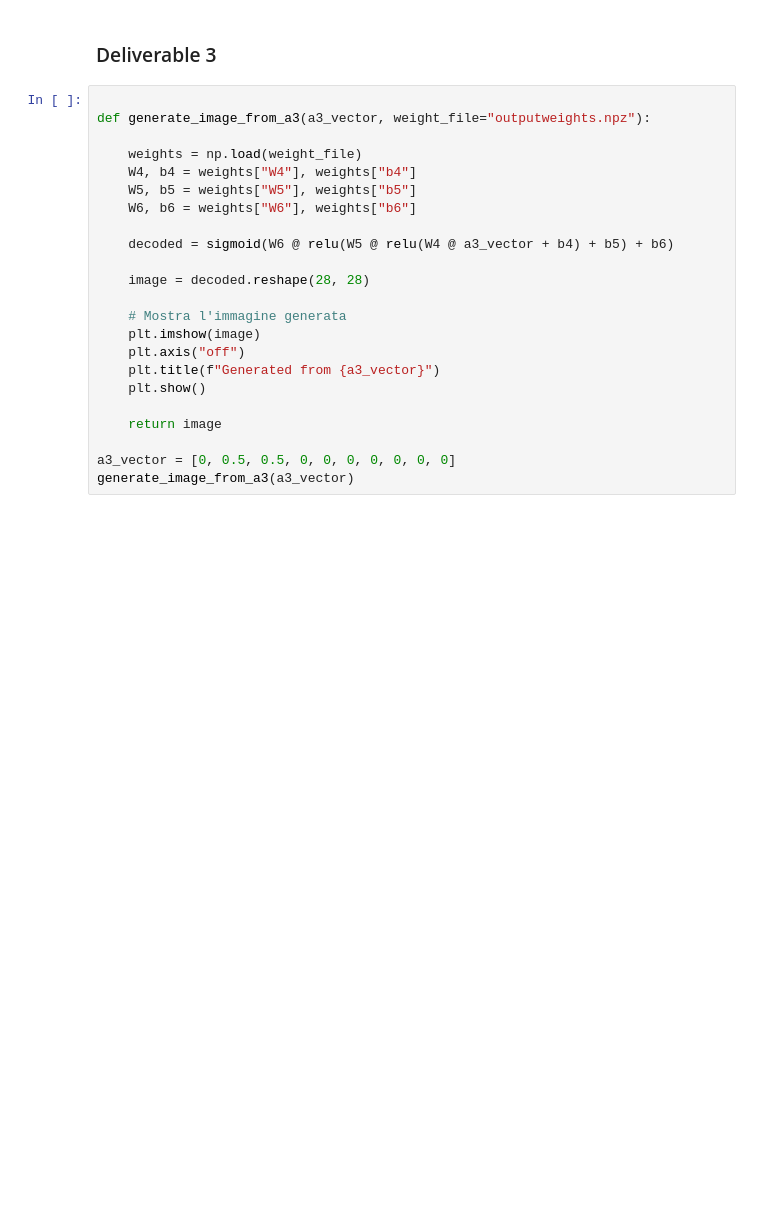
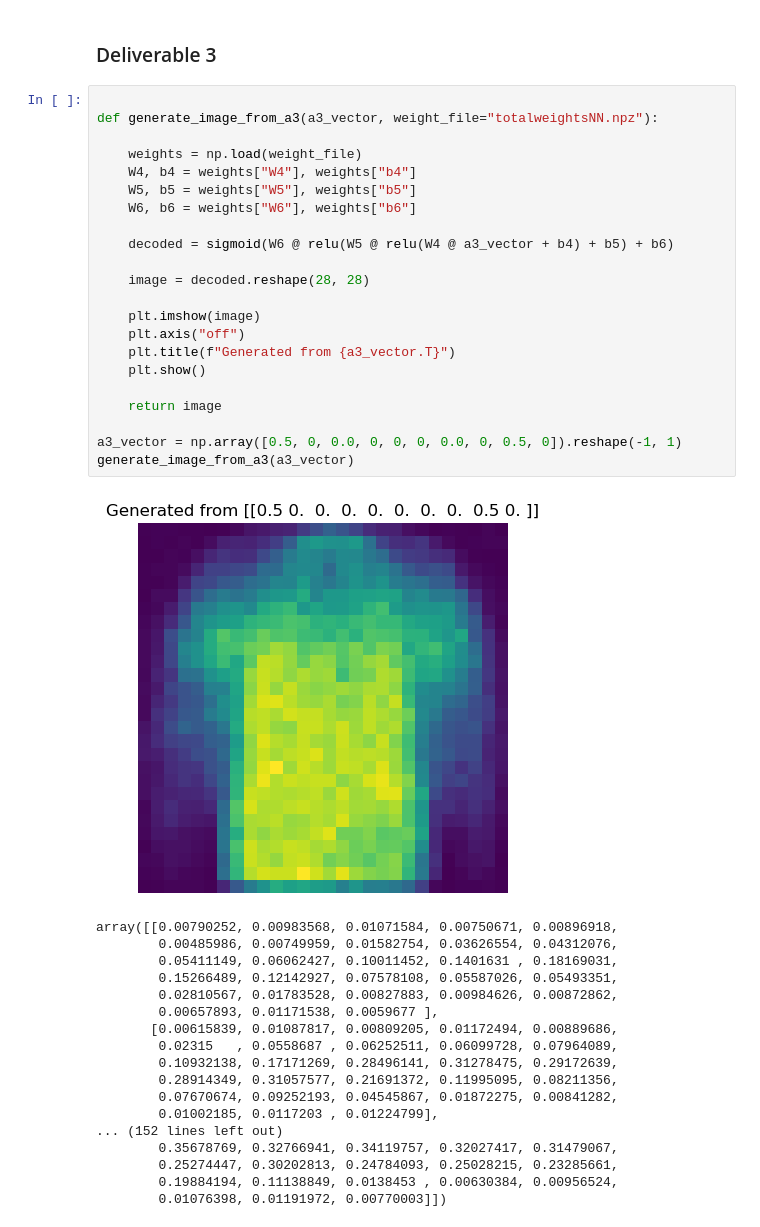
Before and after one commit to mard4/machine-learning, a Jupyter notebook: 5.NN/neural_network_part2_annarelli.ipynb, the cells around one changed output. Saved outputs shown, nothing was run; the diff lists cells and outputs as text; blank space fills up the shorter version.

```diff
--- a/5.NN/neural_network_part2_annarelli.ipynb
+++ b/5.NN/neural_network_part2_annarelli.ipynb
@@ -635,24 +629,42 @@ W1.shape
 ### Deliverable 3
 # %%
 
-def generate_image_from_a3(a3_vector, weight_file="outputweights.npz"):
+def generate_image_from_a3(a3_vector, weight_file="totalweightsNN.npz"):
 
     weights = np.load(weight_file)
     W4, b4 = weights["W4"], weights["b4"]
     W5, b5 = weights["W5"], weights["b5"]
     W6, b6 = weights["W6"], weights["b6"]
 
     decoded = sigmoid(W6 @ relu(W5 @ relu(W4 @ a3_vector + b4) + b5) + b6)
 
     image = decoded.reshape(28, 28)
 
-    # Mostra l'immagine generata
     plt.imshow(image)
     plt.axis("off")
-    plt.title(f"Generated from {a3_vector}")
+    plt.title(f"Generated from {a3_vector.T}")
     plt.show()
 
     return image
 
-a3_vector = [0, 0.5, 0.5, 0, 0, 0, 0, 0, 0, 0]
+a3_vector = np.array([0.5, 0, 0.0, 0, 0, 0, 0.0, 0, 0.5, 0]).reshape(-1, 1)
 generate_image_from_a3(a3_vector)
+# %% [output]
+[figure, added]
+array([[0.00790252, 0.00983568, 0.01071584, 0.00750671, 0.00896918,
+        0.00485986, 0.00749959, 0.01582754, 0.03626554, 0.04312076,
+        0.05411149, 0.06062427, 0.10011452, 0.1401631 , 0.18169031,
+        0.15266489, 0.12142927, 0.07578108, 0.05587026, 0.05493351,
+        0.02810567, 0.01783528, 0.00827883, 0.00984626, 0.00872862,
+        0.00657893, 0.01171538, 0.0059677 ],
+       [0.00615839, 0.01087817, 0.00809205, 0.01172494, 0.00889686,
+        0.02315   , 0.0558687 , 0.06252511, 0.06099728, 0.07964089,
+        0.10932138, 0.17171269, 0.28496141, 0.31278475, 0.29172639,
+        0.28914349, 0.31057577, 0.21691372, 0.11995095, 0.08211356,
+        0.07670674, 0.09252193, 0.04545867, 0.01872275, 0.00841282,
+        0.01002185, 0.0117203 , 0.01224799],
+... (152 lines left out)
+        0.35678769, 0.32766941, 0.34119757, 0.32027417, 0.31479067,
+        0.25274447, 0.30202813, 0.24784093, 0.25028215, 0.23285661,
+        0.19884194, 0.11138849, 0.0138453 , 0.00630384, 0.00956524,
+        0.01076398, 0.01191972, 0.00770003]])
```
Also changed, not shown: parts of 7 cells of this notebook.
